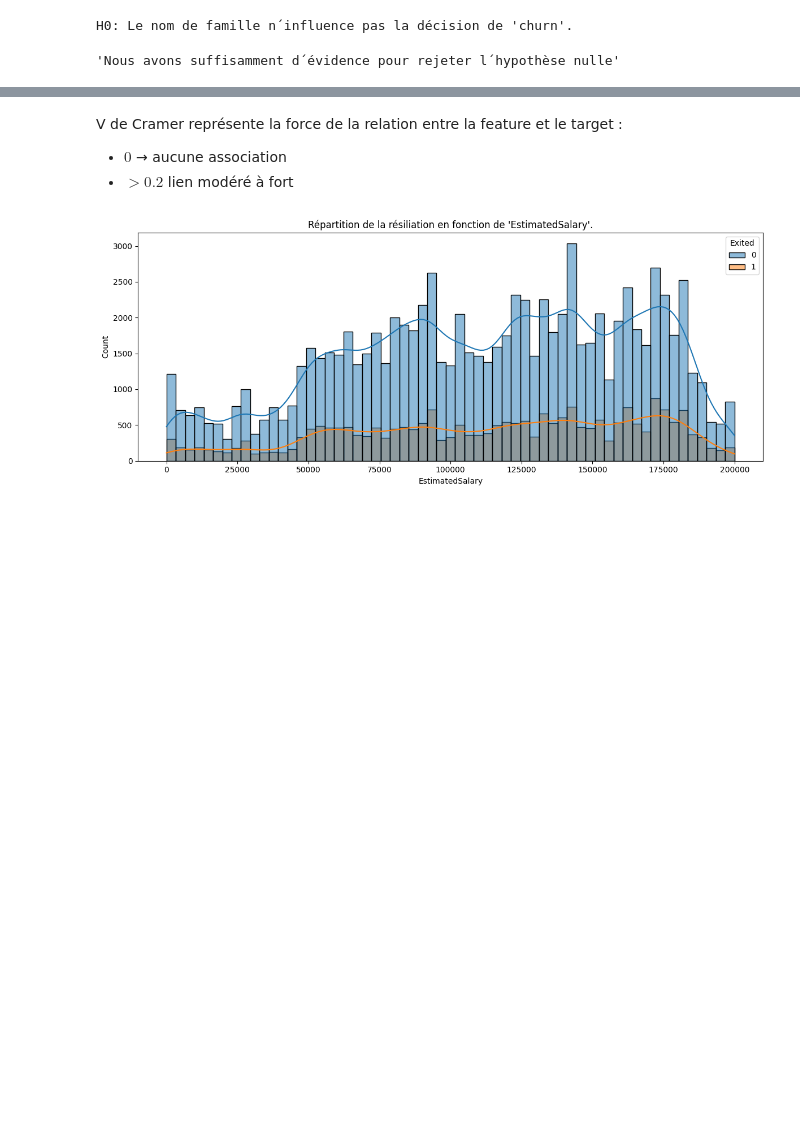
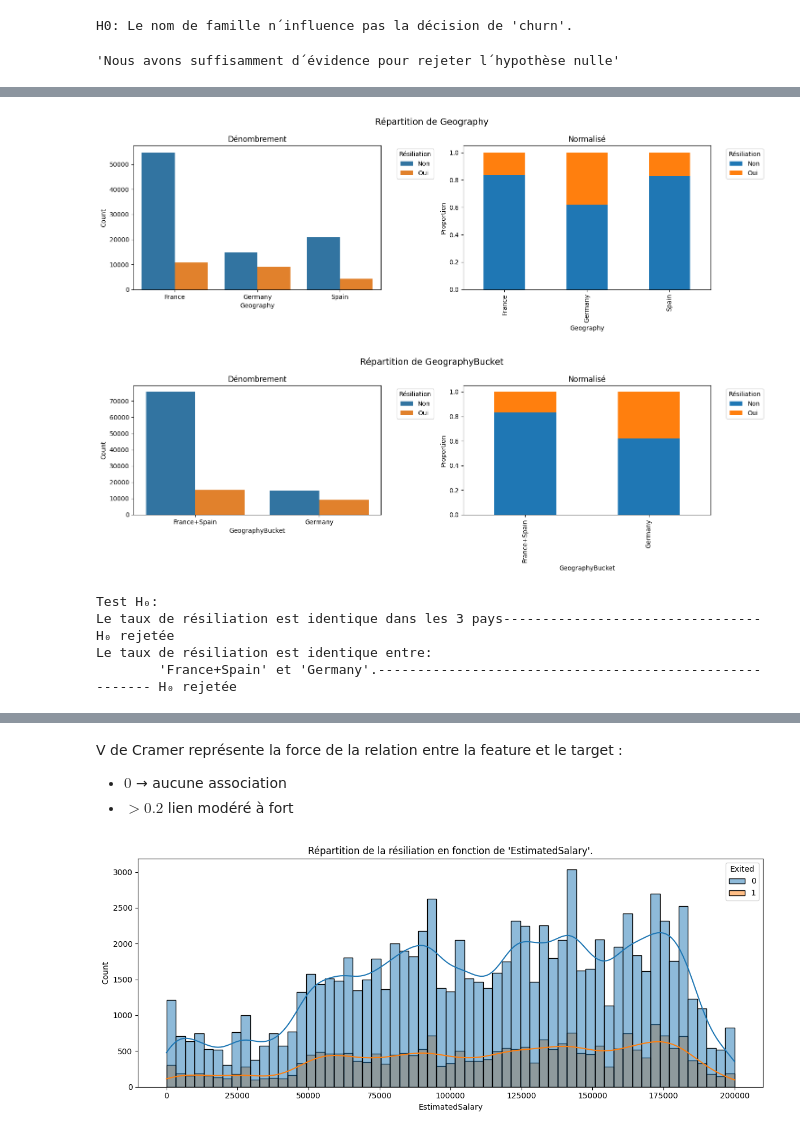
Before and after one commit to lbihin/mlpro-classification-bank-churn-2025, a Jupyter notebook: eda/eda.ipynb, the cells around one changed output, grey strips where cells are left out. Drawn from its saved outputs; the diff is of its cells as text; code cells hidden in the pictures; blank space fills up the shorter version.

```diff
--- a/eda/eda.ipynb
+++ b/eda/eda.ipynb
@@ -1219,17 +1219,0 @@ for col in DISCRETE_FEAT:
-# %%
-ALPHA = 0.2
-
-print(f"H₀: La distribution de '{TARGET}' est indépendante des catégories de la feature.")
-print(f"H₁: La distribution de '{TARGET}' varie selon les catégories de la feature.")
-print()
-
-print("----- Test d´hypothèses pour variable discrète binaire ----")
-# for col in COLONNE_BINAIRE:
-
-for col in DISCRETE_FEAT:
-    contingency = pd.crosstab(test_df[col], test_df[TARGET])
-    chi2, p_value, dof, expected = stats.chi2_contingency(contingency)
-    if p_value < ALPHA:
-        print(f'{col :-<50} H₀ rejetée')
-    else :
-        print(f"{col :-<50} '-'")
@@ -1265,0 +1339,40 @@ pd.get_dummies(train_df.Geography)
+# %%
+afficher_feature_vs_target('Geography')
+
+bucket_map = trouver_groupes(train_df, 'Geography', alpha=ALPHA)
+train_df = regrouper(train_df, bucket_map, 'Geography', 'GeographyBucket')
+
+afficher_feature_vs_target('GeographyBucket', train_df)
+
+print("Test H₀:")
+h0 = f"Le taux de résiliation est identique dans les 3 pays"
+
+contingency = pd.crosstab(test_df['Geography'], test_df[TARGET])
+chi2, p_value, dof, expected = stats.chi2_contingency(contingency)
+if p_value < ALPHA:
+    print(f'{h0 :-<85} H₀ rejetée')
+else :
+    print(f"{h0 :-<85} '-'")
+
+
+test_df = regrouper(test_df, bucket_map, 'Geography', 'GeographyBucket')
+
+print("Le taux de résiliation est identique entre:")
+contingency = pd.crosstab(test_df.GeographyBucket, test_df.Exited)
+pairs, p_vals = [], []
+for g1, g2 in combinations(contingency.index, 2):
+    h0 = f"\t'{g1}' et '{g2}'."
+    n_success = [contingency.loc[g1, 1], contingency.loc[g2, 1]]
+    n_obs     = [contingency.loc[g1].sum(), contingency.loc[g2].sum()]
+
+    stat, p_value = proportions_ztest(n_success, n_obs, alternative='two-sided')
+
+    verdict = "H₀ rejetée" if p_value < ALPHA else "-"
+    print(f"{h0 :-<85} {verdict}")
+# %% [output]
+[figure, added]
+[figure, added]
+Test H₀:
+Le taux de résiliation est identique dans les 3 pays--------------------------------- H₀ rejetée
+Le taux de résiliation est identique entre:
+        'France+Spain' et 'Germany'.-------------------------------------------------------- H₀ rejetée
```
Also changed, not shown: parts of 61 cells of this notebook.
